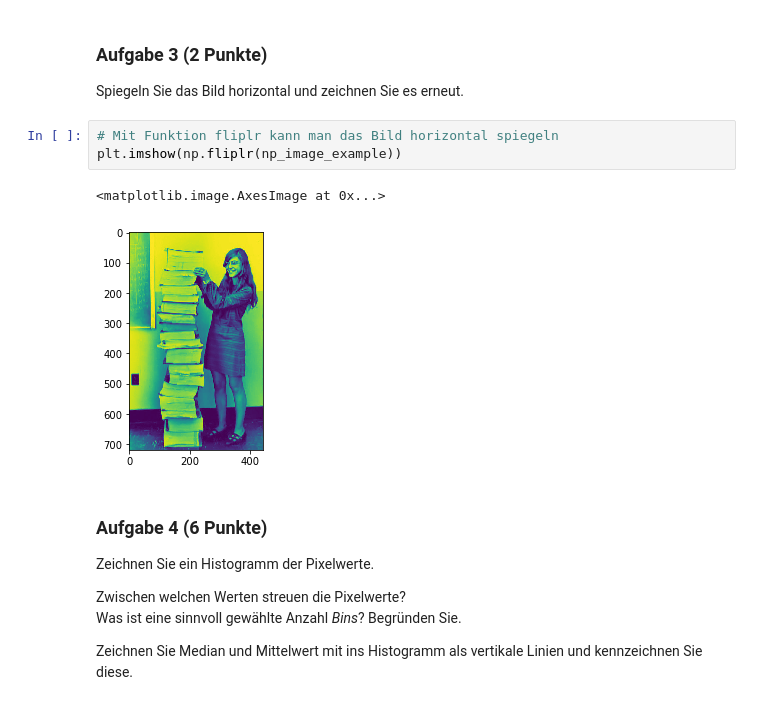
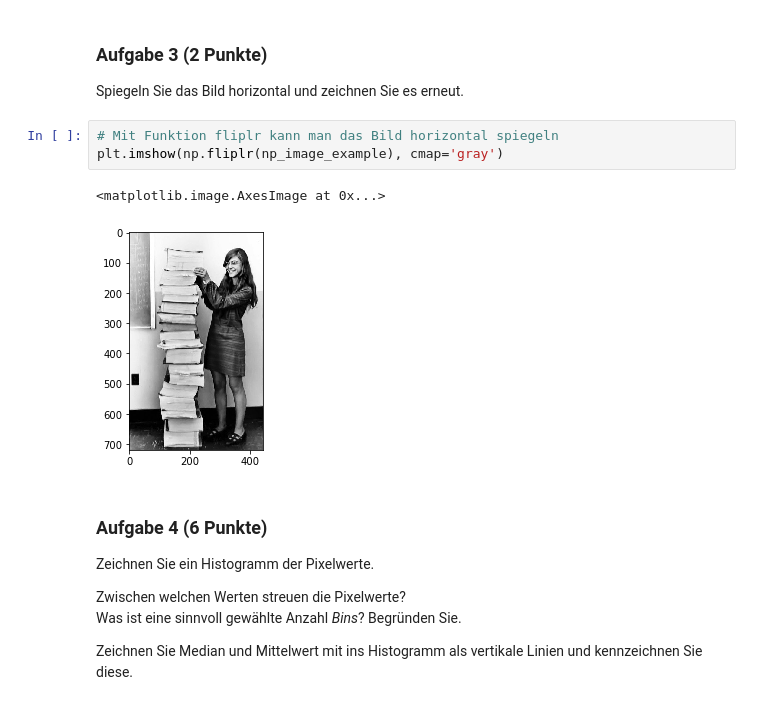
Before and after one commit to JuliaLauraMueller/dsp_hs2019, a Jupyter notebook: assignments/assignment07/exercise07.ipynb, the cells around one changed output. Cells and saved outputs as stored; diff of their text form.

```diff
--- a/assignments/assignment07/exercise07.ipynb
+++ b/assignments/assignment07/exercise07.ipynb
@@ -125,10 +124,10 @@ Das Bild zeigt Margaret Hamilton, eine Informatikerin und Mathematikerin, welche
 Spiegeln Sie das Bild horizontal und zeichnen Sie es erneut.
 # %%
 # Mit Funktion fliplr kann man das Bild horizontal spiegeln
-plt.imshow(np.fliplr(np_image_example))
+plt.imshow(np.fliplr(np_image_example), cmap='gray')
 # %% [output]
 <matplotlib.image.AxesImage at 0x...>
-[figure, old version]
+[figure, new version]
 # %% [markdown]
 ### Aufgabe 4 (6 Punkte)
 
```
Also changed, not shown: parts of 30 cells of this notebook, 3 other files.
